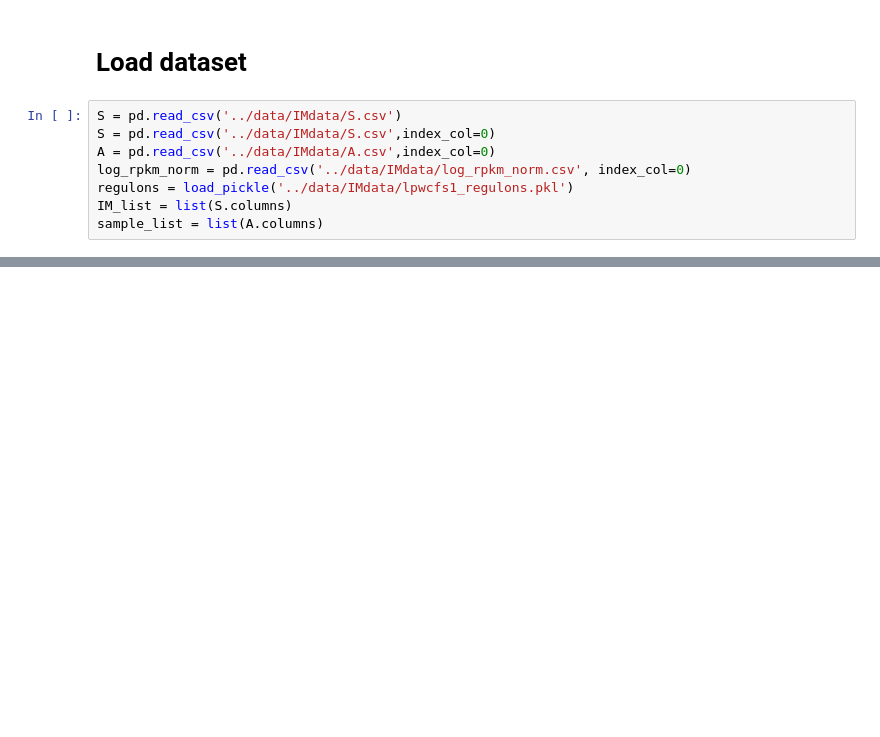
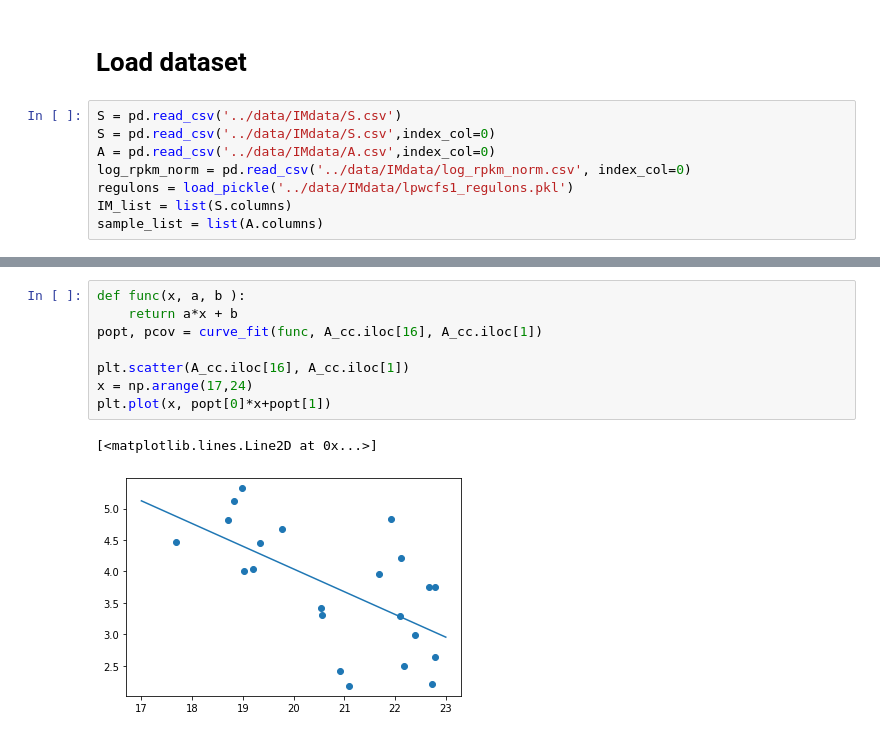
Before and after one commit to SizheQiu/LPiModulons, a Jupyter notebook: workflow/IM_activity_analysis.ipynb, the cells around one changed output, grey strips where cells are left out. Saved outputs shown, nothing was run; the diff lists cells and outputs as text; blank space fills up the shorter version.

```diff
--- a/workflow/IM_activity_analysis.ipynb
+++ b/workflow/IM_activity_analysis.ipynb
@@ -43,0 +71,11 @@ Text(15.0, 0.5, 'I-modulon')
+# %%
+def func(x, a, b ):
+    return a*x + b
+popt, pcov = curve_fit(func, A_cc.iloc[16], A_cc.iloc[1])
+
+plt.scatter(A_cc.iloc[16], A_cc.iloc[1])
+x = np.arange(17,24)
+plt.plot(x, popt[0]*x+popt[1])
+# %% [output]
+[<matplotlib.lines.Line2D at 0x...>]
+[figure, added]
```
Also changed, not shown: parts of 8 cells of this notebook, 12 other files.
